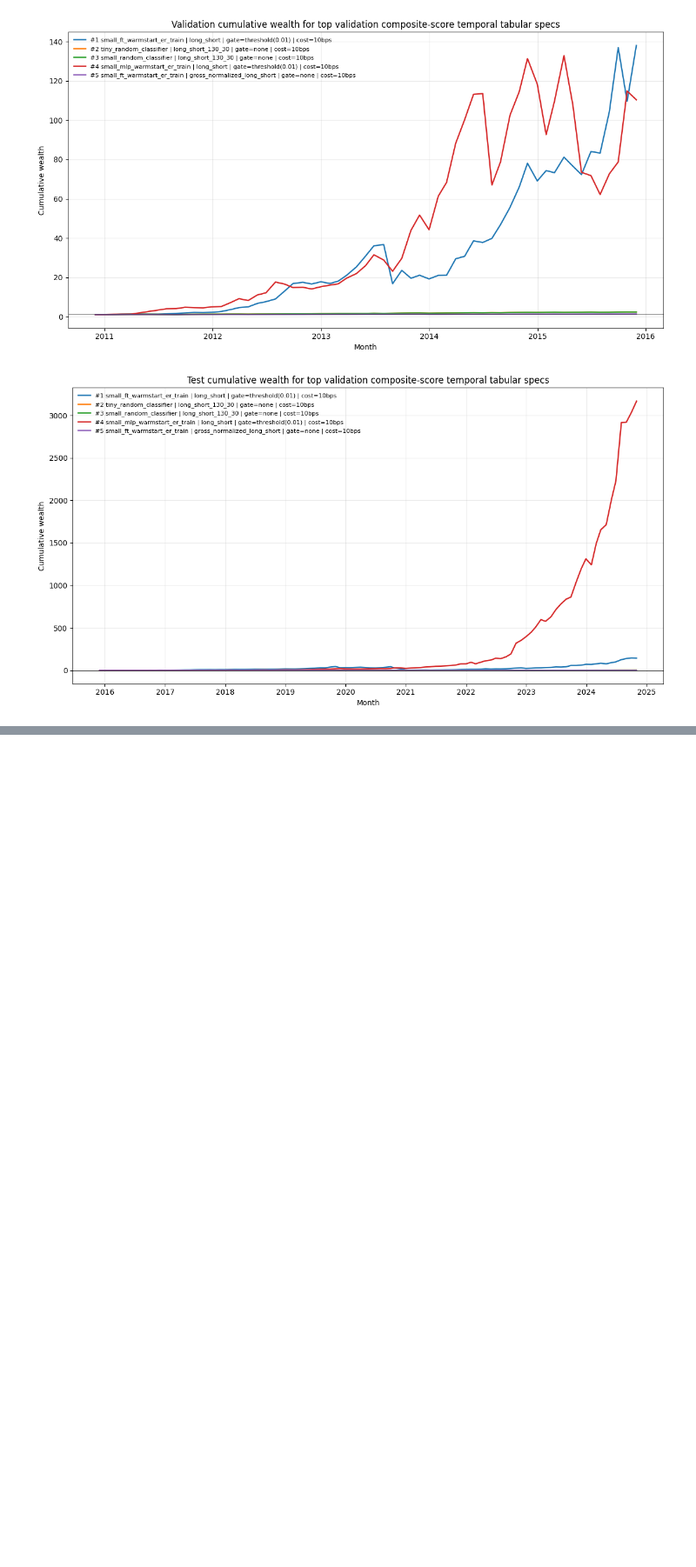
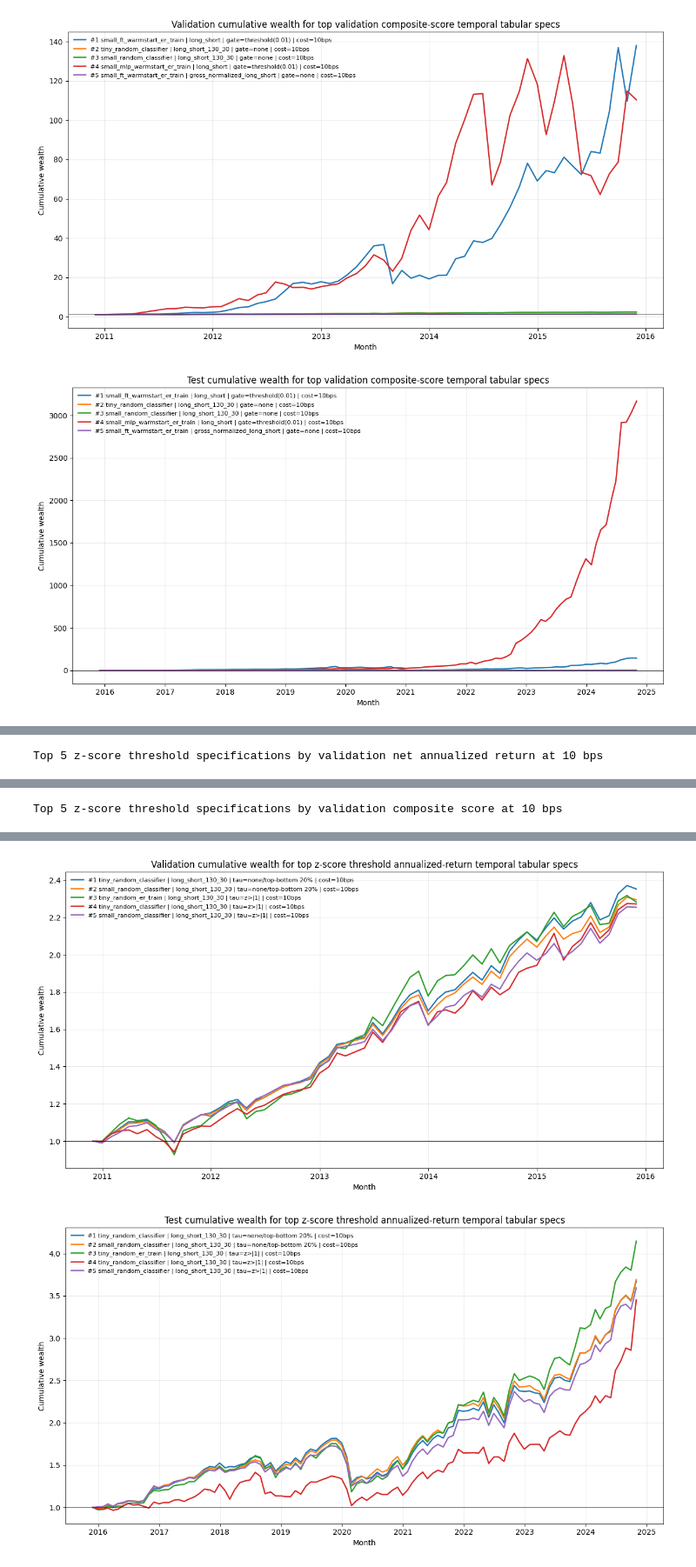
Before and after one commit to clemeddeb/ML_For_Cross-Sectional_Stock_Return_Prediction, a Jupyter notebook: notebooks/13_backtest_temporal_tabular_score_strategies.ipynb, the cells around one changed output, grey strips where cells are left out. Shown at 87% size. Saved outputs shown, nothing was run; the diff lists cells and outputs as text; code cells hidden in the pictures; blank space fills up the shorter version.

```diff
--- a/notebooks/13_backtest_temporal_tabular_score_strategies.ipynb
+++ b/notebooks/13_backtest_temporal_tabular_score_strategies.ipynb
@@ -744,0 +1065,51 @@ plot_cumulative_wealth(portfolio_monthly, top5_composite_specs, "test", FIGURE_D
+# %%
+# Cell 14: Plot the best z-score threshold strategies
+
+ZSCORE_SPEC_COLUMNS = ["score_label", "rule", "threshold_design", "zscore_tau", "one_way_cost_bps"]
+
+
+def zscore_spec_filter(monthly: pd.DataFrame, spec: pd.Series, split: str) -> pd.Series:
+    return monthly["split"].eq(split) & monthly["score_label"].eq(spec["score_label"]) & monthly["rule"].eq(spec["rule"]) & monthly["threshold_design"].eq(spec["threshold_design"]) & monthly["zscore_tau"].eq(spec["zscore_tau"]) & np.isclose(monthly["one_way_cost_bps"].astype(float), float(spec["one_way_cost_bps"]))
+
+
+def plot_zscore_threshold_cumulative_wealth(monthly: pd.DataFrame, specs: pd.DataFrame, split: str, path: Path, title_suffix: str) -> None:
+    fig, ax = plt.subplots(figsize=(12, 6.5))
+    plotted = 0
+    for rank, (_, spec) in enumerate(specs.iterrows(), start=1):
+        part = monthly.loc[zscore_spec_filter(monthly, spec, split)].sort_values("month")
+        if part.empty:
+            continue
+        month_index = pd.to_datetime(part["month"].to_numpy())
+        returns = pd.Series(part["net_return"].fillna(0.0).to_numpy(dtype="float64"), index=month_index)
+        start_month = month_index[0] - pd.offsets.MonthBegin(1)
+        wealth = pd.concat([pd.Series([1.0], index=[start_month]), (1.0 + returns).cumprod()])
+        tau_label = "none/top-bottom 20%" if spec["zscore_tau"] == "none" else f"z>|{spec['zscore_tau']}|"
+        label = f"#{rank} {spec['score_label']} | {spec['rule']} | tau={tau_label} | cost={spec['one_way_cost_bps']:.0f}bps"
+        ax.plot(wealth.index, wealth.values, linewidth=1.8, label=label)
+        plotted += 1
+    if plotted == 0:
+        raise ValueError(f"No z-score threshold cumulative-wealth series found for split={split!r}.")
+    ax.axhline(1.0, linewidth=0.8, color="black", alpha=0.7)
+    ax.set_title(f"{split.title()} cumulative wealth for {title_suffix}")
+    ax.set_xlabel("Month")
+    ax.set_ylabel("Cumulative wealth")
+    ax.legend(fontsize=8, frameon=False, loc="best")
+    ax.grid(alpha=0.25)
+    fig.tight_layout()
+    fig.savefig(path, dpi=160, bbox_inches="tight")
+    plt.show()
+
+
+top5_zscore_annual_return_specs = zscore_selection_table.head(5)[ZSCORE_SPEC_COLUMNS].copy()
+top5_zscore_composite_specs = zscore_selection_table.sort_values(["validation_composite_score", "validation_net_annualized_return", "validation_net_sharpe"], ascending=[False, False, False]).head(5)[ZSCORE_SPEC_COLUMNS].copy()
+print(f"Top 5 z-score threshold specifications by validation net annualized return at {SELECTION_COST_BPS:.0f} bps")
+display(zscore_selection_table.head(5)[ZSCORE_VALIDATION_RANKING_COLUMNS])
+print(f"Top 5 z-score threshold specifications by validation composite score at {SELECTION_COST_BPS:.0f} bps")
+display(zscore_selection_table.sort_values(["validation_composite_score", "validation_net_annualized_return", "validation_net_sharpe"], ascending=[False, False, False]).head(5)[ZSCORE_VALIDATION_RANKING_COLUMNS])
+
+plot_zscore_threshold_cumulative_wealth(zscore_threshold_monthly, top5_zscore_annual_return_specs, "validation", FIGURE_DIR / "validation_top5_annual_return_temporal_tabular_zscore_threshold_cumulative_wealth.png", "top z-score threshold annualized-return temporal tabular specs")
+plot_zscore_threshold_cumulative_wealth(zscore_threshold_monthly, top5_zscore_annual_return_specs, "test", FIGURE_DIR / "test_top5_annual_return_temporal_tabular_zscore_threshold_cumulative_wealth.png", "top z-score threshold annualized-return temporal tabular specs")
+plot_zscore_threshold_cumulative_wealth(zscore_threshold_monthly, top5_zscore_composite_specs, "validation", FIGURE_DIR / "validation_top5_composite_temporal_tabular_zscore_threshold_cumulative_wealth.png", "top z-score threshold composite-score temporal tabular specs")
+plot_zscore_threshold_cumulative_wealth(zscore_threshold_monthly, top5_zscore_composite_specs, "test", FIGURE_DIR / "test_top5_composite_temporal_tabular_zscore_threshold_cumulative_wealth.png", "top z-score threshold composite-score temporal tabular specs")
+# %% [output]
+Top 5 z-score threshold specifications by validation net annualized return at 10 bps
@@ -744,0 +1122 @@ plot_cumulative_wealth(portfolio_monthly, top5_composite_specs, "test", FIGURE_D
+Top 5 z-score threshold specifications by validation composite score at 10 bps
@@ -744,0 +1129,2 @@ plot_cumulative_wealth(portfolio_monthly, top5_composite_specs, "test", FIGURE_D
+[figure, added]
+[figure, added]
```
Also changed, not shown: parts of 4 cells of this notebook.
